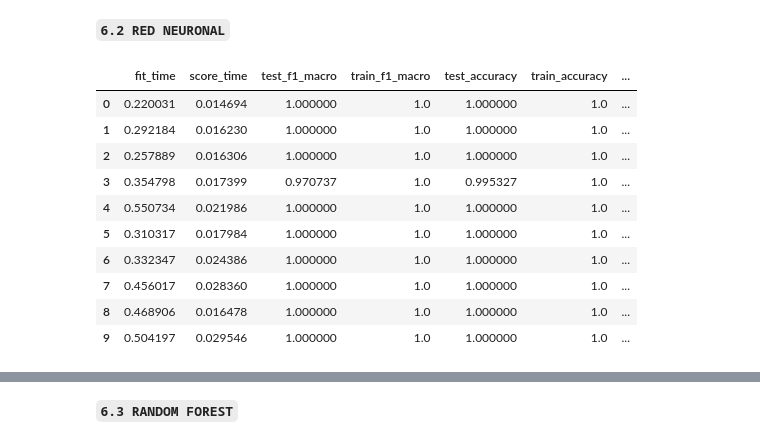
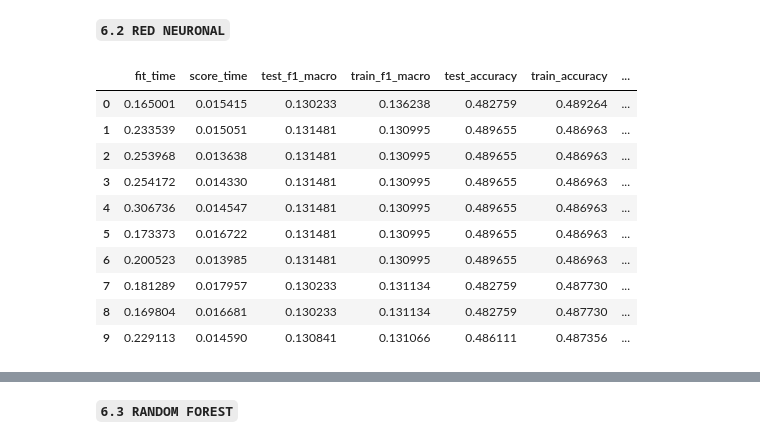
Before and after one commit to Borregonorrea/Mineria-Estado-Cultivo, a Jupyter notebook: 4_Modelamiento_analisis_cultivo.ipynb, the cells around one changed output, grey strips where cells are left out. Saved outputs shown, nothing was run; the diff lists cells and outputs as text; code cells hidden in the pictures.

```diff
--- a/4_Modelamiento_analisis_cultivo.ipynb
+++ b/4_Modelamiento_analisis_cultivo.ipynb
@@ -109,29 +116,28 @@ Y = data["'ESTADO FISICO DEL CULTIVO'"]
 # %%
+#Balanceo de solo el 70% de los datos
 
-#from os import device_encoding
-#La clase minoritaria tendrá el 50% del tamaño de la clase mayoritaria, adicionando datos sintéticos
+from os import device_encoding
 #SMOTENC es para cuando hay variables categoricas
 #SMOTE es cuando son variables numéricas
-#from imblearn.over_sampling import SMOTE, SMOTENC
+from imblearn.over_sampling import SMOTE, SMOTENC
 
-#total_categorias_objetivo = Y.value_counts()
-#categoria_mayor = total_categorias_objetivo.max()
+total_categorias_objetivo = Y_train_cv.value_counts()
+categoria_mayor = total_categorias_objetivo.max()
 
-#categorias_size = int(categoria_mayor * 0.25)
+categorias_size = int(categoria_mayor * 0.25)
 
-#estr_dict = {}
+estr_dict = {}
 
-#for clase, count in total_categorias_objetivo.items():
-#  if count < categorias_size:
-#    estr_dict[clase] = categorias_size
-#  else:
-#    estr_dict[clase] = count
+for clase, count in total_categorias_objetivo.items():
+  if count < categorias_size:
+    estr_dict[clase] = categorias_size
+  else:
+    estr_dict[clase] = count
 
-#smote = SMOTENC(k_neighbors=2, categorical_features=[0,1,2,3,8], sampling_strategy=estr_dict)
+smote = SMOTENC(k_neighbors=2, categorical_features=[0,1,2,3,8], sampling_strategy=estr_dict)
 
+X_train_smote, Y_train_smote = smote.fit_resample(X_train_cv, Y_train_cv)
 
-#X_smote, y_smote = smote.fit_resample(X,Y)
-
-#data = pd.DataFrame(columns=X_smote.columns.values, data=X_smote)
-#data["'ESTADO FISICO DEL CULTIVO'"] = y_smote
-#data["'ESTADO FISICO DEL CULTIVO'"].value_counts().plot(kind='bar')
+data = pd.DataFrame(columns=X_train_smote.columns.values, data=X_train_smote)
+data["'ESTADO FISICO DEL CULTIVO'"] = Y_train_smote
+data["'ESTADO FISICO DEL CULTIVO'"].value_counts().plot(kind='bar')
@@ -266,25 +272,25 @@ print(comparacion_CV)
 # %%
 from sklearn.neural_network import MLPClassifier
 
-model_nn = MLPClassifier(activation="relu",hidden_layer_sizes=(5), learning_rate='constant',
-                     learning_rate_init=0.2, momentum= 0.3, max_iter=500, random_state=3)
+model_nn = MLPClassifier(activation="relu",hidden_layer_sizes=(5,20), learning_rate='constant',
+                     learning_rate_init=0.6, momentum= 0.8, max_iter=500, random_state=3)
 
-scores = cross_validate(model_nn, X, Y, cv=cv, scoring=scoring, return_train_score=True, return_estimator=False)
+scores = cross_validate(model_nn, X_train_smote, Y_train_smote, cv=cv, scoring=scoring, return_train_score=True, return_estimator=False)
 scores=pd.DataFrame(scores) #Se almacenan los resultados en un dataframe
 
 scores
 # %% [output]
 |  | fit_time | score_time | test_f1_macro | train_f1_macro | test_accuracy | train_accuracy | ... |
-| 0 | 0.220031 | 0.014694 | 1.000000 | 1.0 | 1.000000 | 1.0 | ... |
-| 1 | 0.292184 | 0.016230 | 1.000000 | 1.0 | 1.000000 | 1.0 | ... |
-| 2 | 0.257889 | 0.016306 | 1.000000 | 1.0 | 1.000000 | 1.0 | ... |
-| 3 | 0.354798 | 0.017399 | 0.970737 | 1.0 | 0.995327 | 1.0 | ... |
-| 4 | 0.550734 | 0.021986 | 1.000000 | 1.0 | 1.000000 | 1.0 | ... |
-| 5 | 0.310317 | 0.017984 | 1.000000 | 1.0 | 1.000000 | 1.0 | ... |
-| 6 | 0.332347 | 0.024386 | 1.000000 | 1.0 | 1.000000 | 1.0 | ... |
-| 7 | 0.456017 | 0.028360 | 1.000000 | 1.0 | 1.000000 | 1.0 | ... |
-| 8 | 0.468906 | 0.016478 | 1.000000 | 1.0 | 1.000000 | 1.0 | ... |
-| 9 | 0.504197 | 0.029546 | 1.000000 | 1.0 | 1.000000 | 1.0 | ... |
+| 0 | 0.165001 | 0.015415 | 0.130233 | 0.136238 | 0.482759 | 0.489264 | ... |
+| 1 | 0.233539 | 0.015051 | 0.131481 | 0.130995 | 0.489655 | 0.486963 | ... |
+| 2 | 0.253968 | 0.013638 | 0.131481 | 0.130995 | 0.489655 | 0.486963 | ... |
+| 3 | 0.254172 | 0.014330 | 0.131481 | 0.130995 | 0.489655 | 0.486963 | ... |
+| 4 | 0.306736 | 0.014547 | 0.131481 | 0.130995 | 0.489655 | 0.486963 | ... |
+| 5 | 0.173373 | 0.016722 | 0.131481 | 0.130995 | 0.489655 | 0.486963 | ... |
+| 6 | 0.200523 | 0.013985 | 0.131481 | 0.130995 | 0.489655 | 0.486963 | ... |
+| 7 | 0.181289 | 0.017957 | 0.130233 | 0.131134 | 0.482759 | 0.487730 | ... |
+| 8 | 0.169804 | 0.016681 | 0.130233 | 0.131134 | 0.482759 | 0.487730 | ... |
+| 9 | 0.229113 | 0.014590 | 0.130841 | 0.131066 | 0.486111 | 0.487356 | ... |
 # %%
 scores.mean()
 # %% [output]
```
Also changed, not shown: parts of 41 cells of this notebook, 9 other files.
